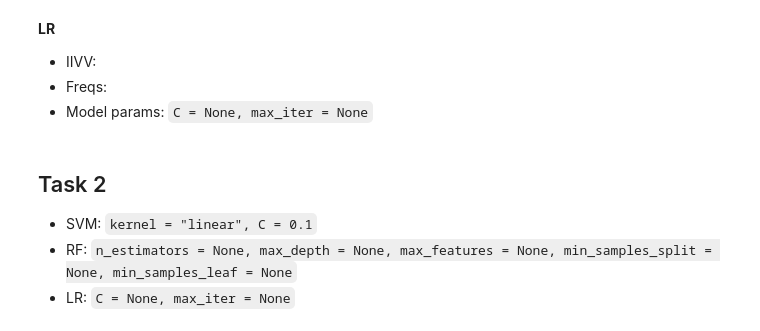
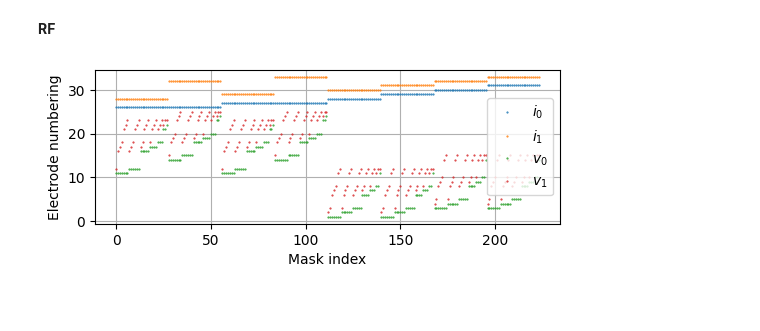
Before and after one commit to EITLabworks/IIVV-Evaluation, a Jupyter notebook: Results.ipynb, the cells around one changed output. Cells and saved outputs as stored; diff of their text form; code cells hidden in the pictures; blank space fills up the shorter version.

```diff
--- a/Results.ipynb
+++ b/Results.ipynb
@@ -590,12 +76,0 @@ plt.show()
-# %% [markdown]
-**LR**
-
-- IIVV:
-- Freqs:
-- Model params: `C = None, max_iter = None`
-# %% [markdown]
-## Task 2
-
-- SVM: `kernel = "linear", C = 0.1`
-- RF: `n_estimators = None, max_depth = None, max_features = None, min_samples_split = None, min_samples_leaf = None`
-- LR: `C = None, max_iter = None`
@@ -601,0 +79,20 @@ plt.show()
+# %% [markdown]
+**RF**
+# %%
+Msel = "Skip1 far"
+Fsel = "Top 5"
+m = RandomForestClassifier(
+    n_estimators=100,
+    max_depth=510,
+    max_features="log2",
+    min_samples_split=2,
+    min_samples_leaf=4,
+)
+
+mask.IIVV_mask(Mask_sel[Msel], plot=True)
+# select freq and IIVV and shape data
+X_tmp = X[:, Freq_sel[Fsel], :]
+X_tmp = X_tmp[:, :, mask.mask]
+X_tmp = X_tmp.reshape(X_tmp.shape[0], -1)
+# %% [output]
+[figure, added]
```
Also changed, not shown: parts of 70 cells of this notebook, 1 other file.
